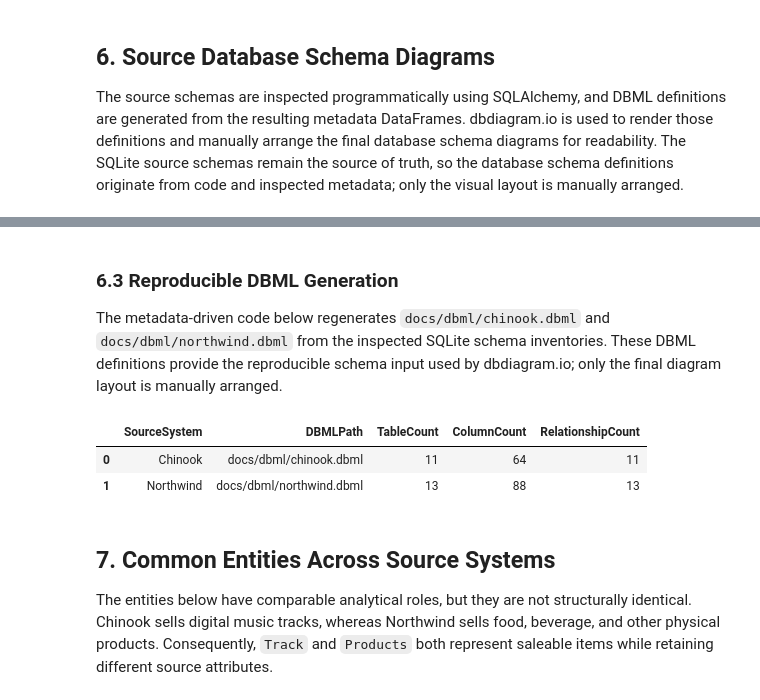
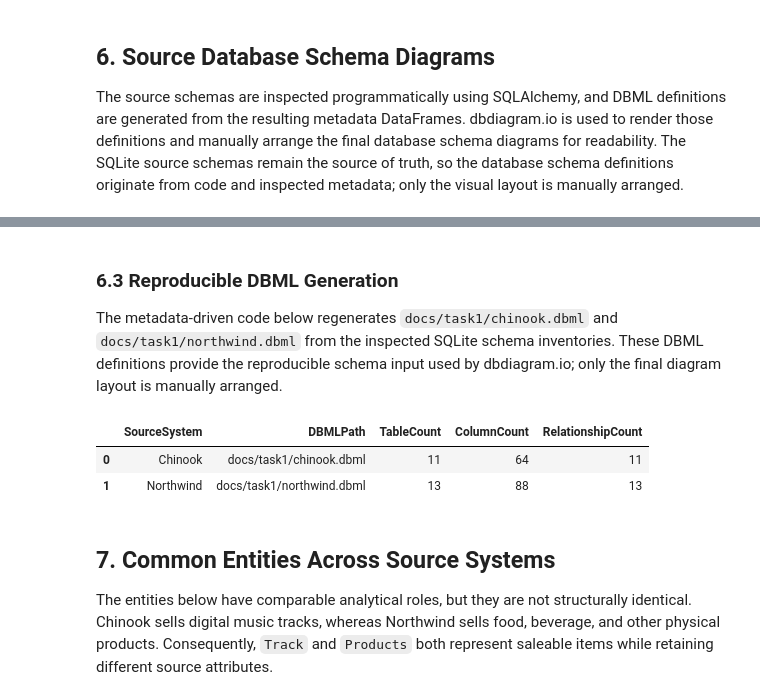
Before and after one commit to sorravit-te/Data-Warehouse-DSI310, a Jupyter notebook: notebooks/dsi310_northwind_chinook_eda_v1_0.ipynb, the cells around one changed output, grey strips where cells are left out. Saved outputs shown, nothing was run; the diff lists cells and outputs as text; code cells hidden in the pictures.

Commit message:
refactor: organize assignment artifacts by task

```diff
--- a/notebooks/dsi310_northwind_chinook_eda_v1_0.ipynb
+++ b/notebooks/dsi310_northwind_chinook_eda_v1_0.ipynb
@@ -330,7 +330,7 @@ The Northwind database schema diagram shows the source tables, columns, datatype
 # %% [markdown]
 ### 6.3 Reproducible DBML Generation
 
-The metadata-driven code below regenerates `docs/dbml/chinook.dbml` and `docs/dbml/northwind.dbml` from the inspected SQLite schema inventories. These DBML definitions provide the reproducible schema input used by dbdiagram.io; only the final diagram layout is manually arranged.
+The metadata-driven code below regenerates `docs/task1/chinook.dbml` and `docs/task1/northwind.dbml` from the inspected SQLite schema inventories. These DBML definitions provide the reproducible schema input used by dbdiagram.io; only the final diagram layout is manually arranged.
 # %%
 def quote_dbml_identifier(identifier):
     """Return a safely double-quoted DBML identifier without renaming it."""
@@ -434,39 +434,39 @@ def find_project_root(start_path=None):
 
 
 PROJECT_ROOT = find_project_root()
-DBML_OUTPUT_DIR = PROJECT_ROOT / "docs" / "dbml"
+DBML_OUTPUT_DIR = PROJECT_ROOT / "docs" / "task1"
 DBML_OUTPUT_DIR.mkdir(parents=True, exist_ok=True)
 
 dbml_output_files = {
     "Chinook": DBML_OUTPUT_DIR / "chinook.dbml",
     "Northwind": DBML_OUTPUT_DIR / "northwind.dbml",
 }
 dbml_generation_rows = []
 for source_system, output_path in dbml_output_files.items():
     dbml_text = build_source_dbml(source_system)
     output_path.write_text(dbml_text, encoding="utf-8", newline="\n")
     dbml_generation_rows.append(
         {
             "SourceSystem": source_system,
             "DBMLPath": output_path.relative_to(PROJECT_ROOT).as_posix(),
             "TableCount": int(
                 (table_inventory_df["SourceSystem"] == source_system).sum()
             ),
             "ColumnCount": int(
                 (column_inventory_df["SourceSystem"] == source_system).sum()
             ),
             "RelationshipCount": int(
                 (foreign_key_inventory_df["SourceSystem"] == source_system).sum()
             ),
         }
     )
 
 dbml_generation_summary_df = pd.DataFrame(dbml_generation_rows)
 display(dbml_generation_summary_df)
 # %% [output]
 |  | SourceSystem | DBMLPath | TableCount | ColumnCount | RelationshipCount |
-| 0 | Chinook | docs/dbml/chinook.dbml | 11 | 64 | 11 |
-| 1 | Northwind | docs/dbml/northwind.dbml | 13 | 88 | 13 |
+| 0 | Chinook | docs/task1/chinook.dbml | 11 | 64 | 11 |
+| 1 | Northwind | docs/task1/northwind.dbml | 13 | 88 | 13 |
 # %% [markdown]
 ## 7. Common Entities Across Source Systems
 
```
Also changed, not shown: parts of 2 cells of this notebook, 15 other files.
